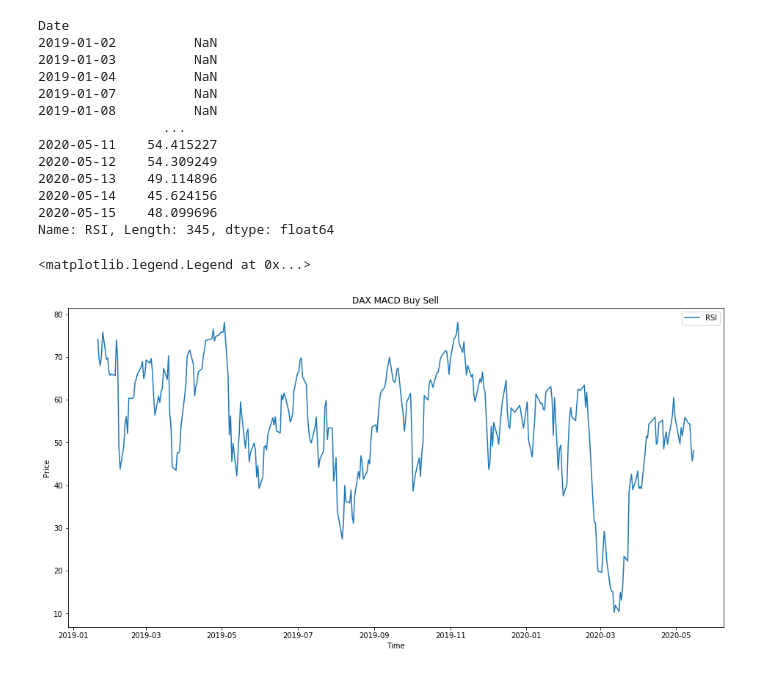
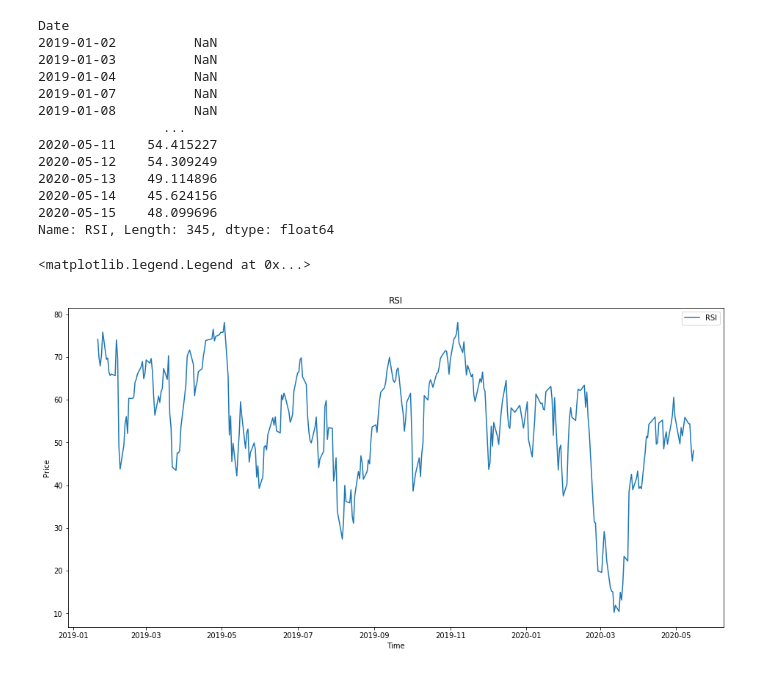
Before and after one commit to maximilianludwig/Stocks, a Jupyter notebook: Trading Bot.ipynb, the cells around one changed output. Drawn from its saved outputs; the diff is of its cells as text; code cells hidden in the pictures.

```diff
--- a/Trading Bot.ipynb
+++ b/Trading Bot.ipynb
@@ -28,7 +28,7 @@ To register the converters:
 [figure]
 # %%
 dataset['SMA_30'] = close.iloc[:,:].rolling(window=30).mean()
-dataset['SMA_100'] = close.iloc[:,].rolling(window=100).mean()
+dataset['SMA_100'] = close.iloc[:,:].rolling(window=100).mean()
 #MACD
 exp1 = close.Close.ewm(span=12, adjust=False).mean()
 exp2 = close.Close.ewm(span=26, adjust=False).mean()
@@ -89,5 +89,5 @@ plt.legend()
 # %%
-def buy_sell(data):
+def buy_sell_sma(data):
     flag = -1
     sigPriceBuy = []
     sigPriceSell = []
@@ -114,7 +114,7 @@ def buy_sell(data):
 
     return(sigPriceBuy,sigPriceSell)
 # %%
-buy_sell = buy_sell(dataset)
+buy_sell = buy_sell_sma(dataset)
 dataset["Buy"]= buy_sell[0]
 dataset["Sell"] = buy_sell[1]
 # %%
@@ -196,14 +196,14 @@ Name: RSI, Length: 345, dtype: float64
 # %%
 plt.figure(figsize=(16,8))
 plt.xlabel("Time")
 plt.ylabel("Price")
-plt.title("DAX MACD Buy Sell")
+plt.title("RSI")
 #plt.plot(close, label="price")
 plt.plot(dataset["RSI"], label="RSI")
 plt.legend()
 # %% [output]
 <matplotlib.legend.Legend at 0x...>
-[figure, old version]
+[figure, new version]
 # %%
 WR = WilliamsRIndicator(df["High"], df["Low"], df["Close"])
 # %%
```
Also changed, not shown: parts of 21 cells of this notebook, 2 other files.
